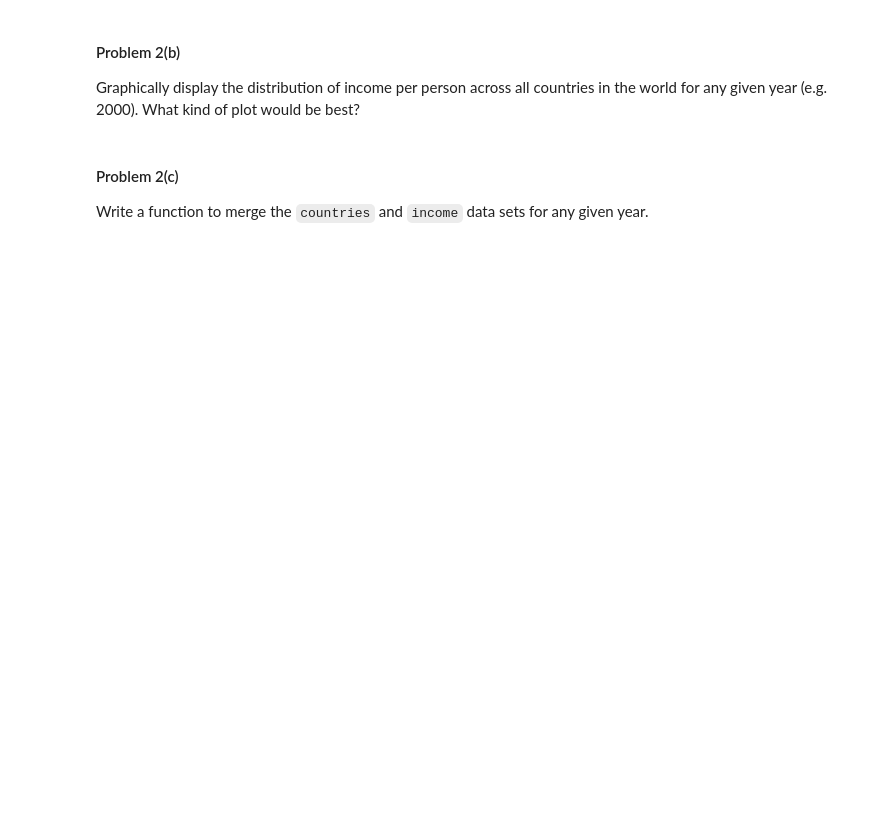
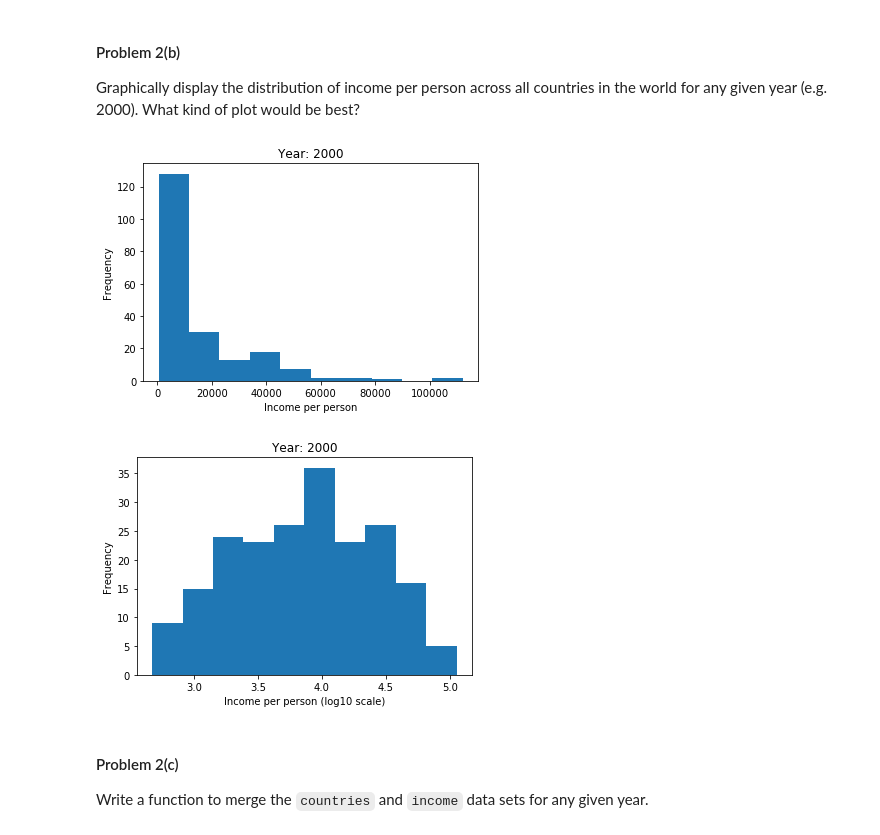
Before and after one commit to ShichengChen/cs109, a Jupyter notebook: 2014-master/homework/HW1.ipynb, the cells around one changed output. Drawn from its saved outputs; the diff is of its cells as text; code cells hidden in the pictures; blank space fills up the shorter version.

Commit message:
finish homework problem2 index.name = None .index=income[income.columns[0]]

```diff
--- a/2014-master/homework/HW1.ipynb
+++ b/2014-master/homework/HW1.ipynb
@@ -76,7 +76,7 @@ z.extractall(path='./csv/')
 # %%
-salary = pd.read_csv('./csv/Salaries.csv')
+salary = pd.read_csv('./csv1/Salaries.csv')
 print salary.head()
-team = pd.read_csv('./csv/Teams.csv')
+team = pd.read_csv('./csv1/Teams.csv')
 team.head()
 # %% [output]
    yearID teamID lgID   playerID   salary
@@ -317,0 +336,3 @@ Using the [data available on Gapminder](http://www.gapminder.org/data/), load in
+# %%
+income = pd.read_excel('csv1/indicator gapminder gdp_per_capita_ppp.xlsx', sheetname = "Data")
+income.head()
@@ -321,0 +371,6 @@ Transform the data set to have years as the rows and countries as the columns. S
+# %%
+tincome = income.set_index('GDP per capita')
+tincome.columns = map(lambda x: int(x), tincome.columns)
+tincome.index.name = None
+tincome = tincome.T
+tincome.head()
@@ -328,3 +404,19 @@ Graphically display the distribution of income per person across all countries i
+# %%
+year = 2000
+tincome.loc[2000].plot(kind='hist')
+plt.title('Year: %i' % year)
+plt.xlabel('Income per person')
+plt.ylabel('Frequency')
+plt.show()
+
+np.log10(tincome.loc[2000]).plot(kind='hist')
+plt.title('Year: %i' % year)
+plt.xlabel('Income per person (log10 scale)')
+plt.ylabel('Frequency')
+plt.show()
+# %% [output]
+[figure, added]
+[figure, added]
 # %% [markdown]
 #### Problem 2(c)
 
```
Also changed, not shown: parts of 16 cells of this notebook, 29 other files.
